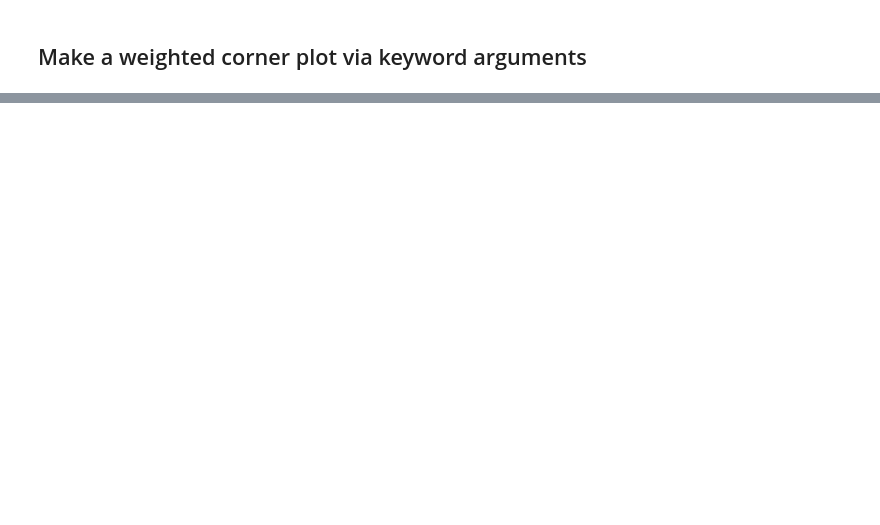
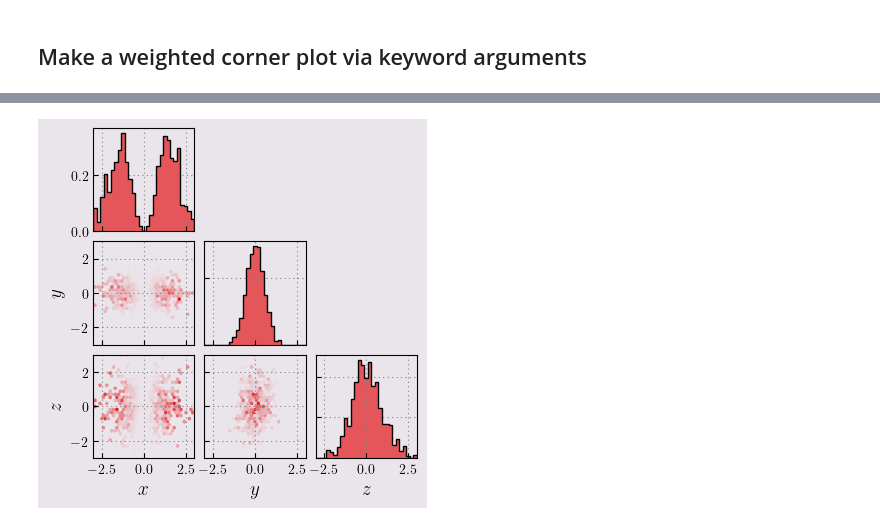
Before and after one commit to tcallister/makecorner, a Jupyter notebook: examples/examples.ipynb, the cells around one changed output, grey strips where cells are left out. Drawn from its saved outputs; the diff is of its cells as text; code cells hidden in the pictures; blank space fills up the shorter version.

```diff
--- a/examples/examples.ipynb
+++ b/examples/examples.ipynb
@@ -43,0 +44,11 @@ fig = corner(data, color='#e31a1c', figsize=(4,4), show_bounds=False, bins=30,
+# %%
+fig = corner(data, color='#e31a1c', figsize=(4,4), show_bounds=False, bins=30,
+            hexbin_bkgd_color='#eae5eb',
+            hexbin_plot_args={'C':weights, 'reduce_C_function':np.sum},
+            histogram_args={'weights':weights})
+
+fig.set_facecolor('#eae5eb')
+for ax in fig.axes:
+    ax.set_facecolor("#eae5eb")
+# %% [output]
+[figure, added]
```
Also changed, not shown: parts of 4 cells of this notebook, 1 other file.
